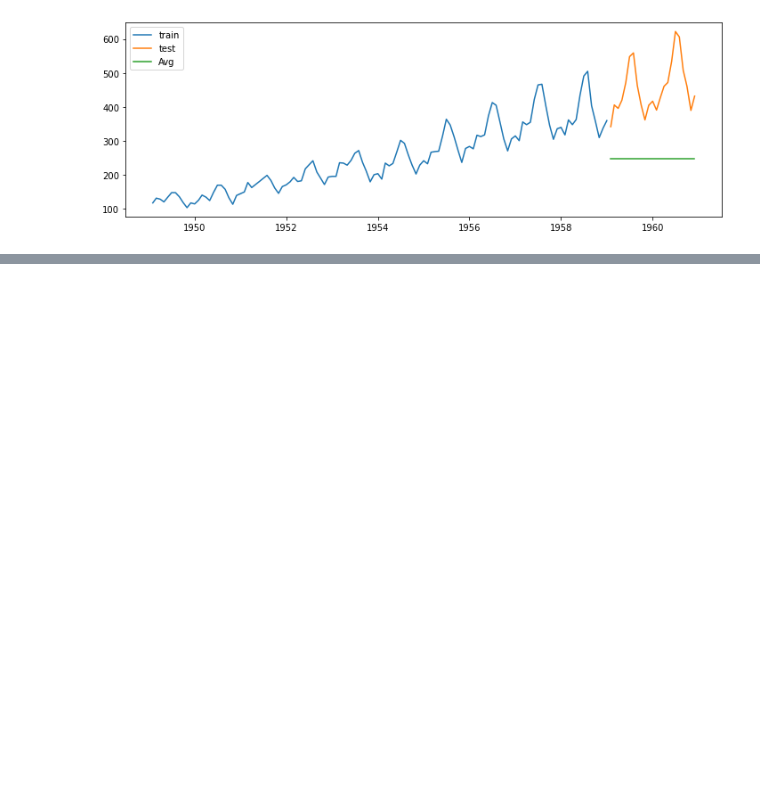
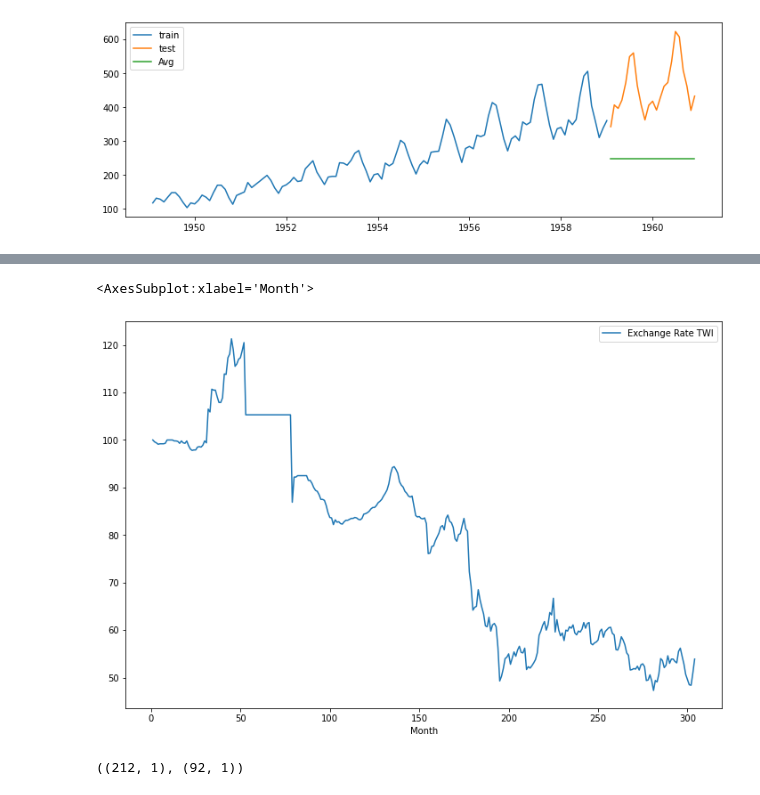
Before and after one commit to Prashik28/techeenomad_dataScience, a Jupyter notebook: Time Series/Airline Passenger .ipynb, the cells around one changed output, grey strips where cells are left out. Drawn from its saved outputs; the diff is of its cells as text; code cells hidden in the pictures; blank space fills up the shorter version.

```diff
--- a/Time Series/Airline Passenger .ipynb
+++ b/Time Series/Airline Passenger .ipynb
@@ -196,0 +222,2 @@ plt.show()
+# %%
+data_new = pd.read_csv('exchange-rate-twi (2).csv')
@@ -196,0 +233,6 @@ plt.show()
+# %%
+data_new.set_index('Month',inplace=True)
+data_new.plot()
+# %% [output]
+<AxesSubplot:xlabel='Month'>
+[figure, added]
@@ -196,0 +242,4 @@ plt.show()
+# %%
+train.shape, test.shape
+# %% [output]
+((212, 1), (92, 1))
```
Also changed, not shown: parts of 95 cells of this notebook, 5 other files.
